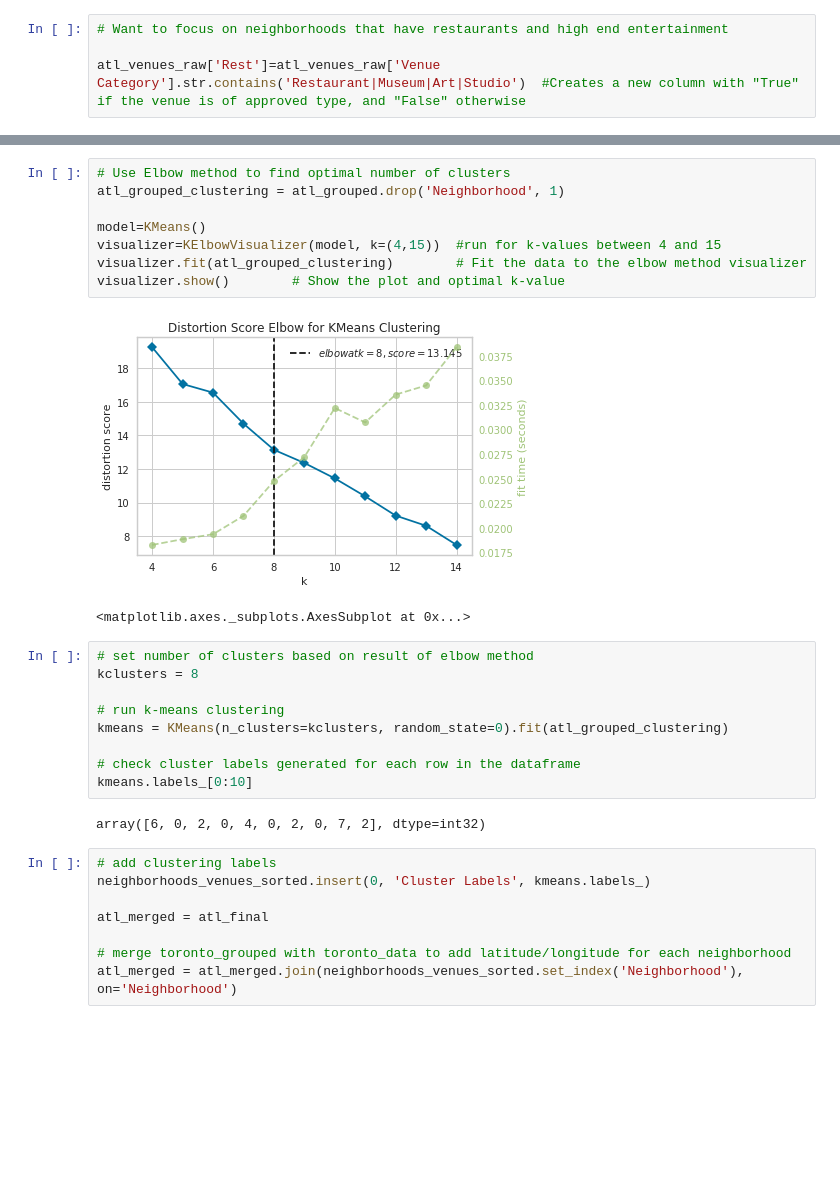
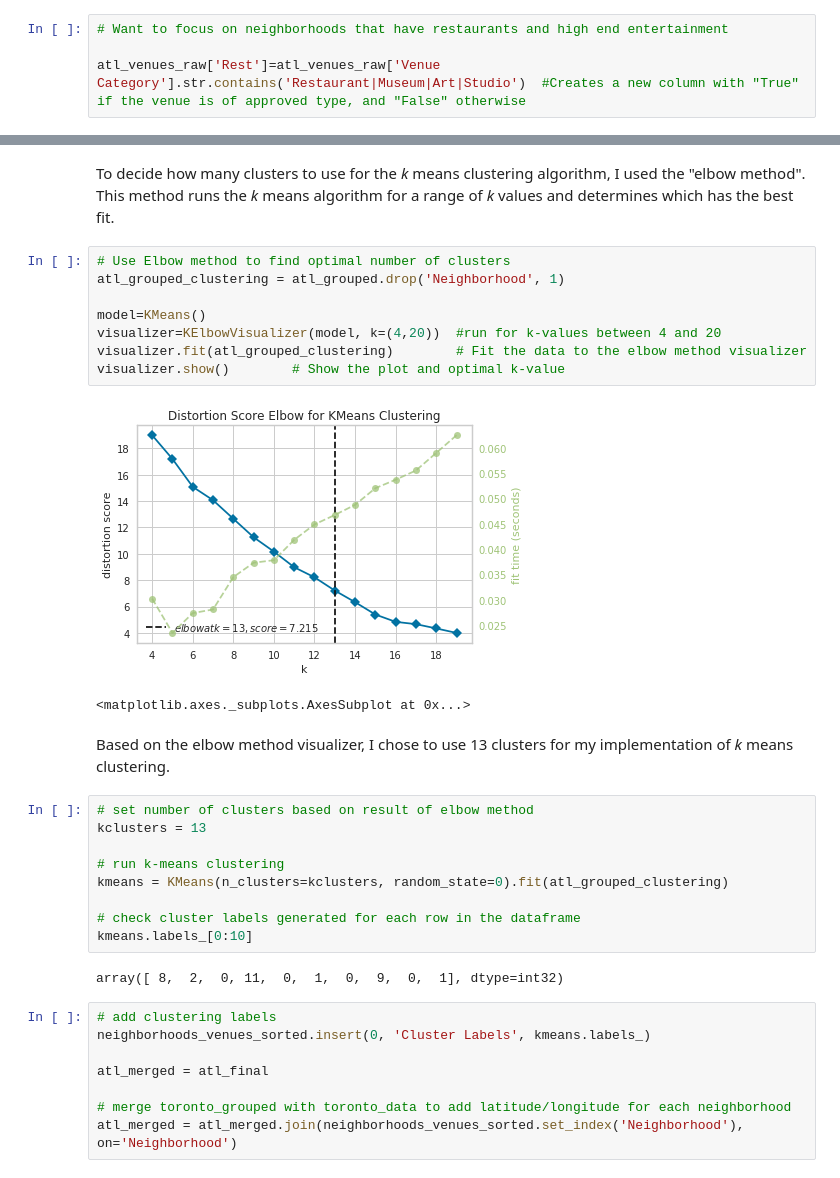
Before and after one commit to emniese/Coursera_Capstone, a Jupyter notebook: Data Science Final Project Proposal.ipynb, the cells around one changed output, grey strips where cells are left out. Drawn from its saved outputs; the diff is of its cells as text; blank space fills up the shorter version.

```diff
--- a/Data Science Final Project Proposal.ipynb
+++ b/Data Science Final Project Proposal.ipynb
@@ -477,17 +477,21 @@ neighborhoods_venues_sorted.head()
+# %% [markdown]
+To decide how many clusters to use for the *k* means clustering algorithm, I used the "elbow method".  This method runs the *k* means algorithm for a range of *k* values and determines which has the best fit.
 # %%
 # Use Elbow method to find optimal number of clusters
 atl_grouped_clustering = atl_grouped.drop('Neighborhood', 1)
 
 model=KMeans()
-visualizer=KElbowVisualizer(model, k=(4,15))  #run for k-values between 4 and 15
+visualizer=KElbowVisualizer(model, k=(4,20))  #run for k-values between 4 and 20
 visualizer.fit(atl_grouped_clustering)        # Fit the data to the elbow method visualizer
 visualizer.show()        # Show the plot and optimal k-value
 # %% [output]
-[figure, old version]
+[figure, new version]
 <matplotlib.axes._subplots.AxesSubplot at 0x...>
+# %% [markdown]
+Based on the elbow method visualizer, I chose to use 13 clusters for my implementation of *k* means clustering.
 # %%
 # set number of clusters based on result of elbow method
-kclusters = 8
+kclusters = 13
 
 # run k-means clustering
 kmeans = KMeans(n_clusters=kclusters, random_state=0).fit(atl_grouped_clustering)
@@ -495,7 +499,7 @@ kmeans = KMeans(n_clusters=kclusters, random_state=0).fit(atl_grouped_clustering
 # check cluster labels generated for each row in the dataframe
 kmeans.labels_[0:10]
 # %% [output]
-array([6, 0, 2, 0, 4, 0, 2, 0, 7, 2], dtype=int32)
+array([ 8,  2,  0, 11,  0,  1,  0,  9,  0,  1], dtype=int32)
 # %%
 # add clustering labels
 neighborhoods_venues_sorted.insert(0, 'Cluster Labels', kmeans.labels_)
```
Also changed, not shown: parts of 49 cells of this notebook.
